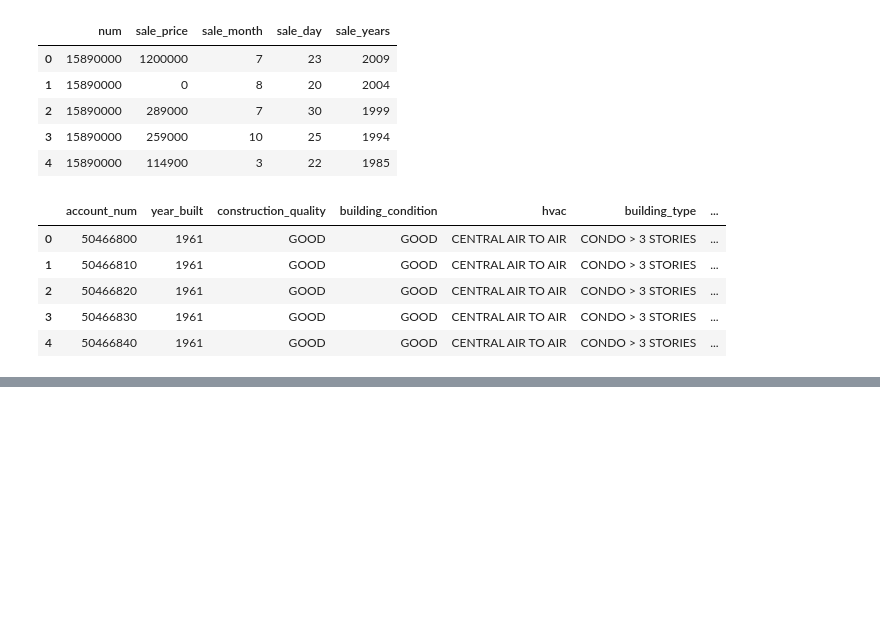
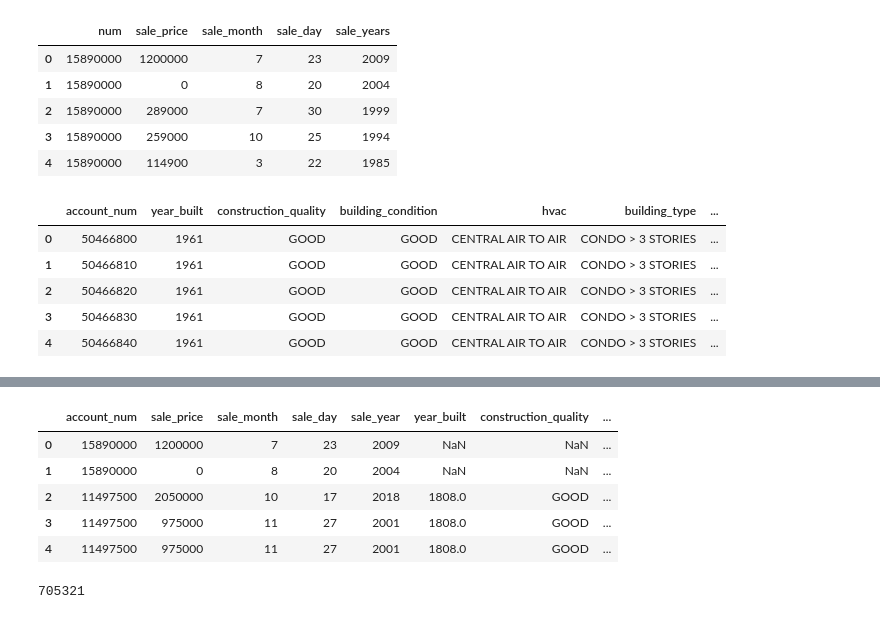
Before and after one commit to barrettdalbec/Alexandria-Personal-Project, a Jupyter notebook: Data Analysis.ipynb, the cells around one changed output, grey strips where cells are left out. Cells and saved outputs as stored; diff of their text form; code cells hidden in the pictures; blank space fills up the shorter version.

```diff
--- a/Data Analysis.ipynb
+++ b/Data Analysis.ipynb
@@ -38,0 +161,13 @@ building_descriptions_df.head()
+# %%
+merged_df.head()
+# %% [output]
+|  | account_num | sale_price | sale_month | sale_day | sale_year | year_built | construction_quality | ... |
+| 0 | 15890000 | 1200000 | 7 | 23 | 2009 | NaN | NaN | ... |
+| 1 | 15890000 | 0 | 8 | 20 | 2004 | NaN | NaN | ... |
+| 2 | 11497500 | 2050000 | 10 | 17 | 2018 | 1808.0 | GOOD | ... |
+| 3 | 11497500 | 975000 | 11 | 27 | 2001 | 1808.0 | GOOD | ... |
+| 4 | 11497500 | 975000 | 11 | 27 | 2001 | 1808.0 | GOOD | ... |
+# %%
+merged_df.shape[0]
+# %% [output]
+705321
```
Also changed, not shown: parts of 14 cells of this notebook, 2 other files.
